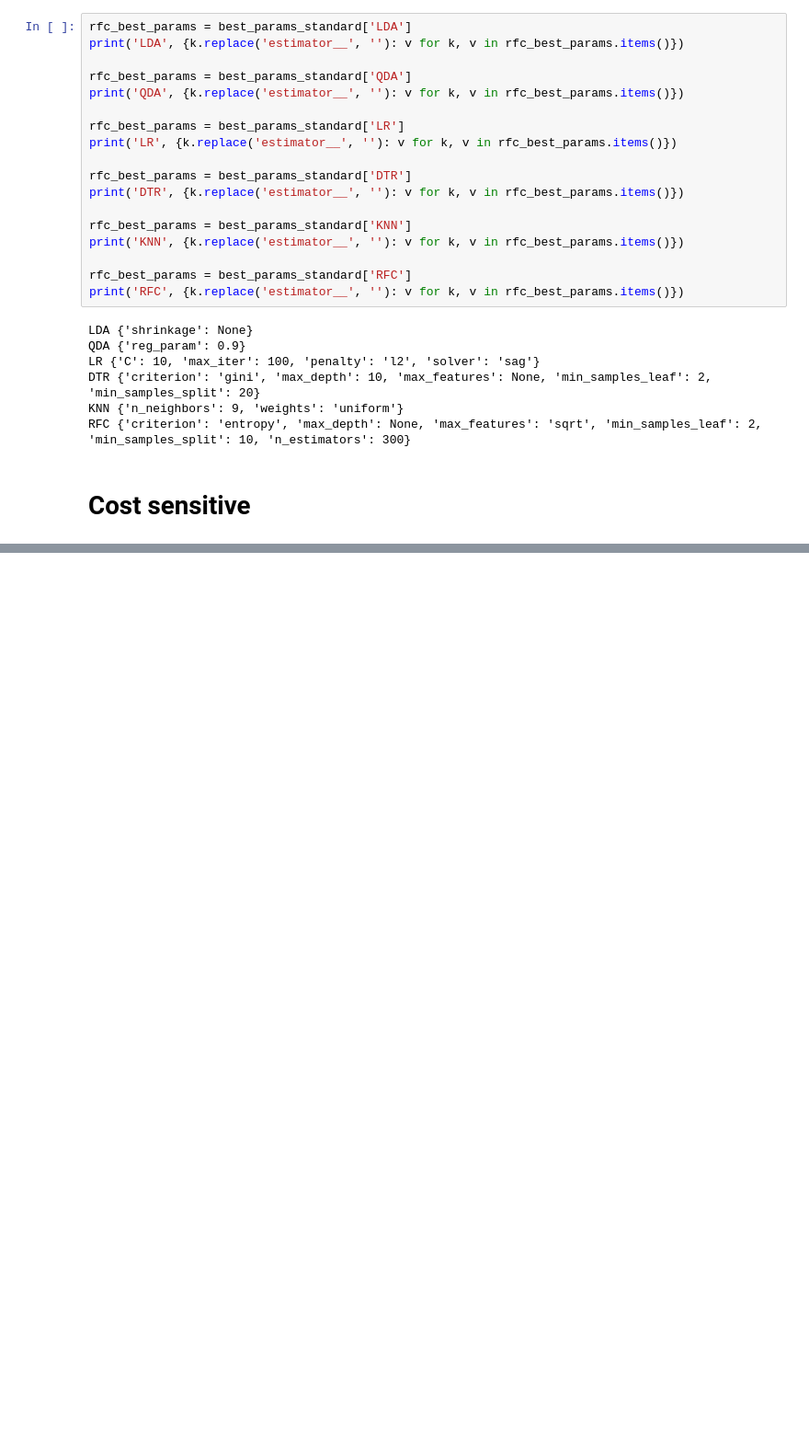
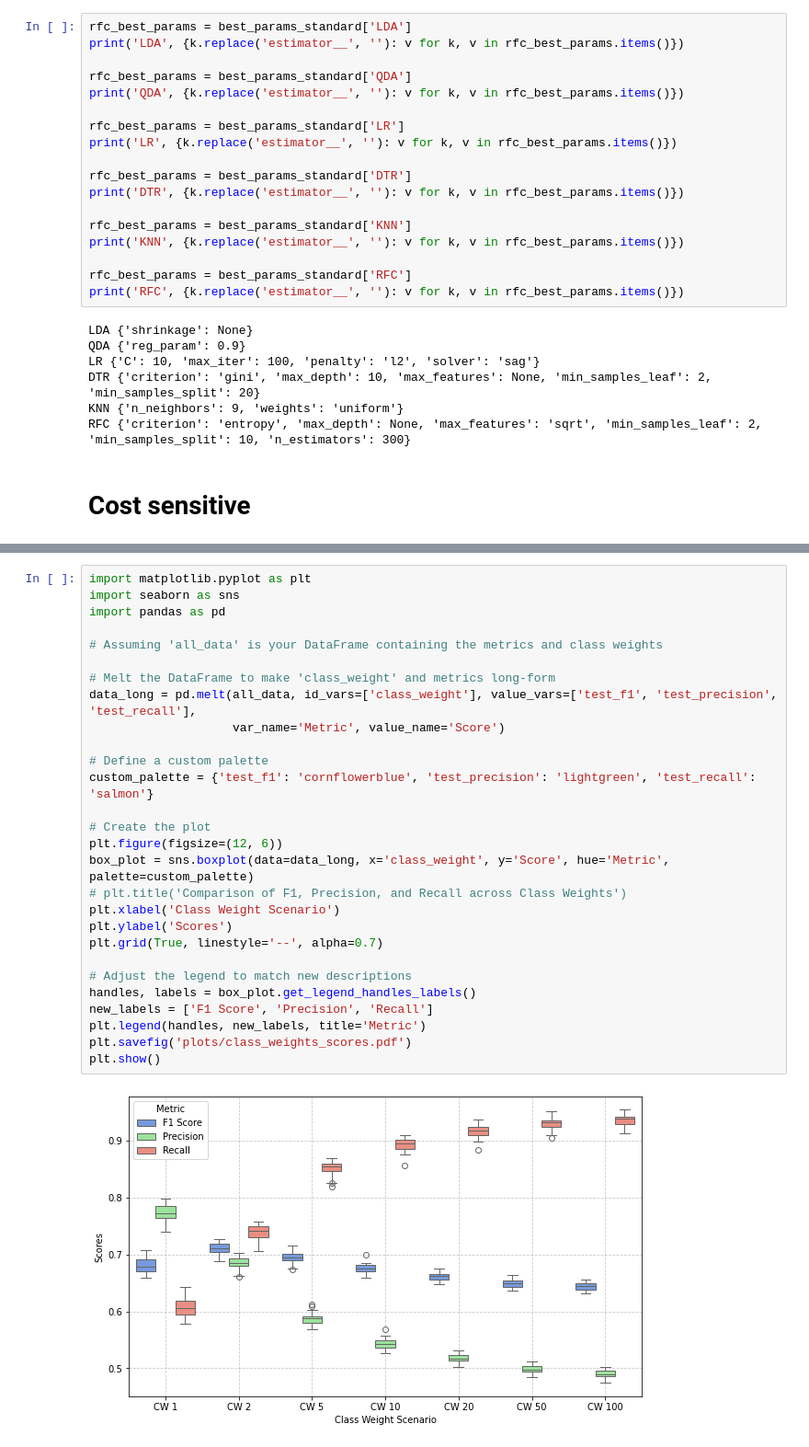
Before and after one commit to Paulina-Iwach/Data_Mining_Project, a Jupyter notebook: classification.ipynb, the cells around one changed output, grey strips where cells are left out. Shown at 92% size. Saved outputs shown, nothing was run; the diff lists cells and outputs as text; blank space fills up the shorter version.

```diff
--- a/classification.ipynb
+++ b/classification.ipynb
@@ -755,0 +742,30 @@ for metric in metrics:
+# %%
+import matplotlib.pyplot as plt
+import seaborn as sns
+import pandas as pd
+
+# Assuming 'all_data' is your DataFrame containing the metrics and class weights
+
+# Melt the DataFrame to make 'class_weight' and metrics long-form
+data_long = pd.melt(all_data, id_vars=['class_weight'], value_vars=['test_f1', 'test_precision', 'test_recall'],
+                    var_name='Metric', value_name='Score')
+
+# Define a custom palette
+custom_palette = {'test_f1': 'cornflowerblue', 'test_precision': 'lightgreen', 'test_recall': 'salmon'}
+
+# Create the plot
+plt.figure(figsize=(12, 6))
+box_plot = sns.boxplot(data=data_long, x='class_weight', y='Score', hue='Metric', palette=custom_palette)
+# plt.title('Comparison of F1, Precision, and Recall across Class Weights')
+plt.xlabel('Class Weight Scenario')
+plt.ylabel('Scores')
+plt.grid(True, linestyle='--', alpha=0.7)
+
+# Adjust the legend to match new descriptions
+handles, labels = box_plot.get_legend_handles_labels()
+new_labels = ['F1 Score', 'Precision', 'Recall']
+plt.legend(handles, new_labels, title='Metric')
+plt.savefig('plots/class_weights_scores.pdf')
+plt.show()
+# %% [output]
+[figure, added]
```
Also changed, not shown: parts of 8 cells of this notebook, 4 other files.
